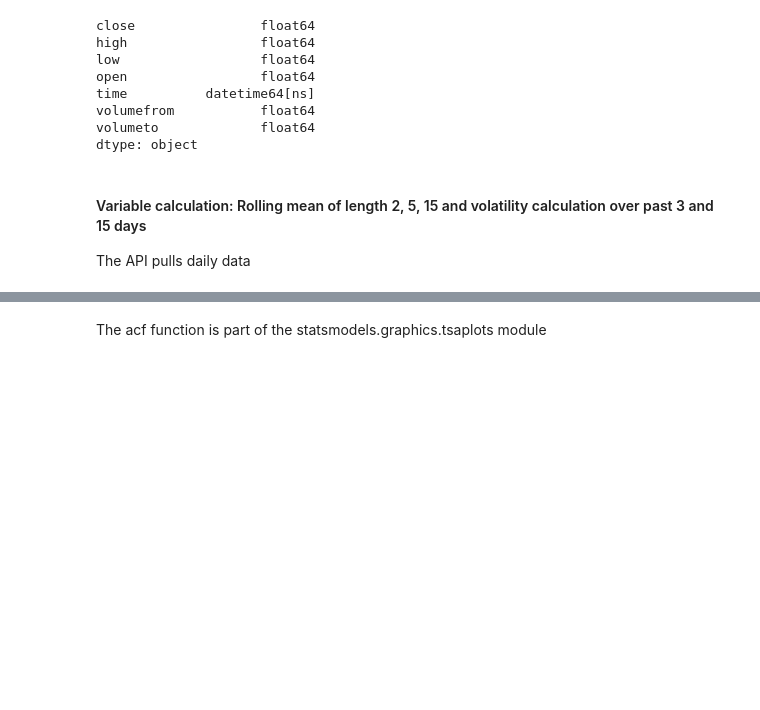
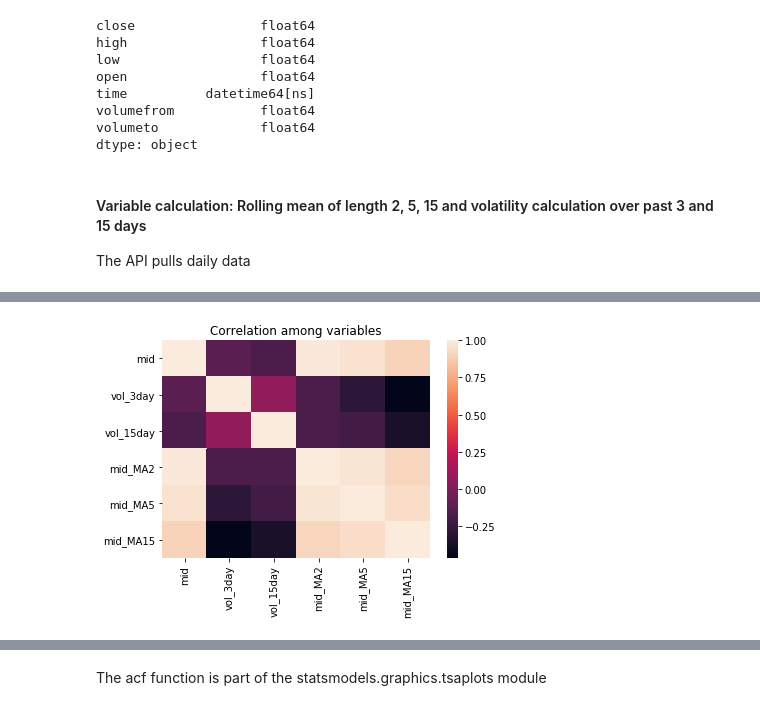
Before and after one commit to calleja/timeSeries, a Jupyter notebook: time_series_crypto_vol_vars.ipynb, the cells around one changed output, grey strips where cells are left out. Cells and saved outputs as stored; diff of their text form; code cells hidden in the pictures; blank space fills up the shorter version.

```diff
--- a/time_series_crypto_vol_vars.ipynb
+++ b/time_series_crypto_vol_vars.ipynb
@@ -67,6 +68,6 @@ mro_df['vol_3day']=rolling_apply(mro_df,3)
 mro_df['vol_15day']=rolling_apply(mro_df,15)
 # %%
 #rolling mean
-roll_2=mro_df[['low','high','close']].rolling(2).mean()
-roll_5=mro_df[['low','high','close']].rolling(5).mean()
-roll_15=mro_df[['low','high','close']].rolling(15).mean()
+roll_2=mro_df[['mid']].rolling(2).mean()
+roll_5=mro_df[['mid']].rolling(5).mean()
+roll_15=mro_df[['mid']].rolling(15).mean()
@@ -73,7 +76,7 @@ roll_15=mro_df[['low','high','close']].rolling(15).mean()
 # %%
 roll_2.columns=[i+'_MA2' for i in roll_2.columns]
-roll_5.columns=[i+'_MA5' for i in roll_2.columns]
-roll_15.columns=[i+'_MA15' for i in roll_2.columns]
+roll_5.columns=[i+'_MA5' for i in roll_5.columns]
+roll_15.columns=[i+'_MA15' for i in roll_15.columns]
 # %%
 #concatenate the dataframes
-test=pd.concat([mro_df,roll_2,roll_5,roll_15],axis=1)
+aggd=pd.concat([mro_df,roll_2,roll_5,roll_15],axis=1)
@@ -80,3 +104,11 @@ test=pd.concat([mro_df,roll_2,roll_5,roll_15],axis=1)
+# %%
+serials=aggd[['mid','vol_3day','vol_15day','mid_MA2','mid_MA5','mid_MA15']].corr()
+# %%
+sbs.heatmap(serials)
+plt.title('Correlation among variables')
+plt.show()
+# %% [output]
+[figure, added]
 # %%
 mro_df['returns']=mro_df['low'].pct_change()
 # %%
```
Also changed, not shown: parts of 21 cells of this notebook.
